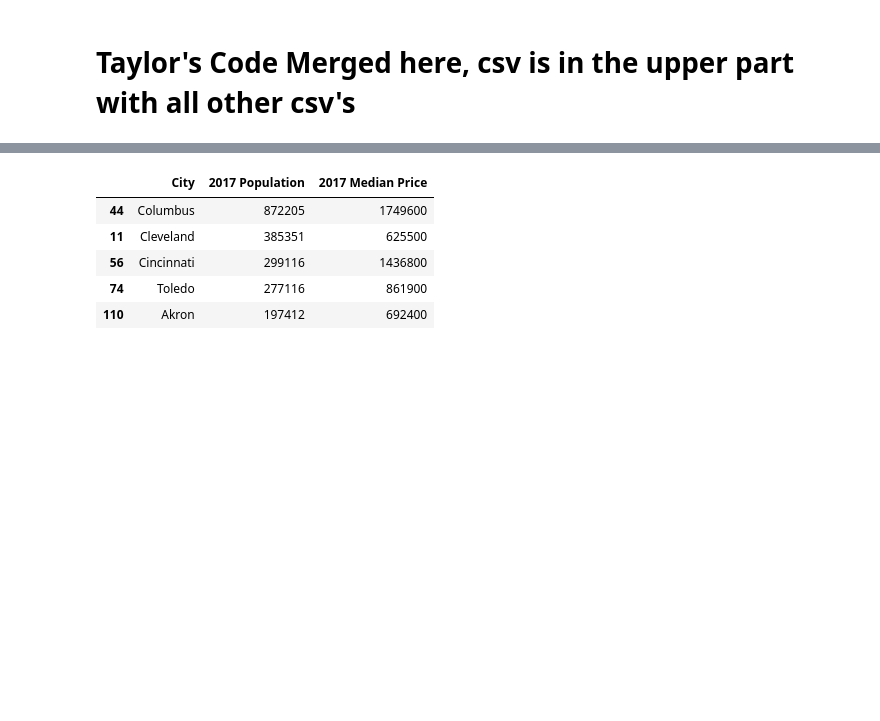
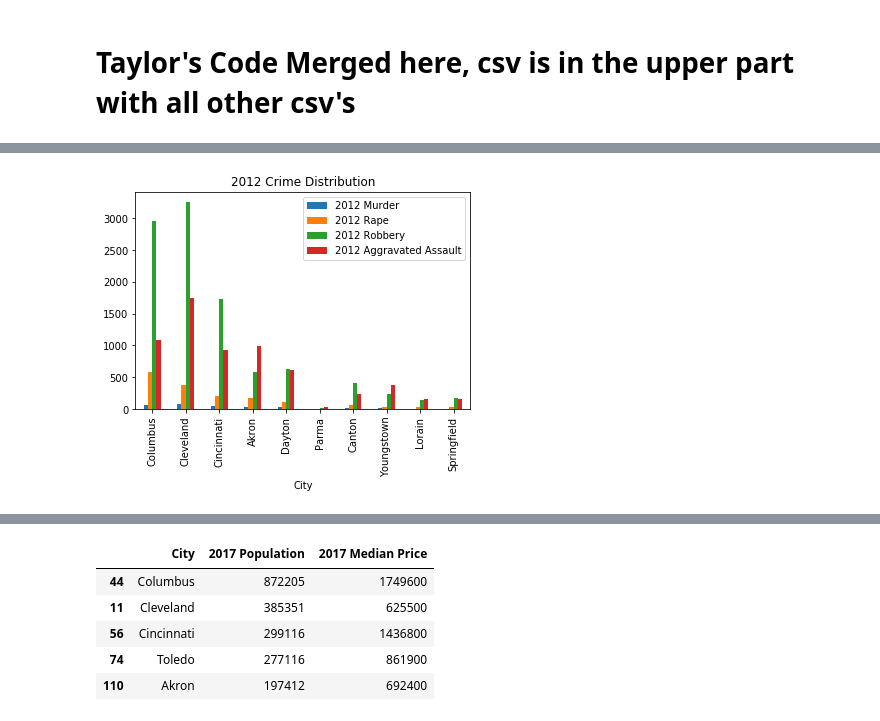
Before and after one commit to taylorbreychak/Project-1, a Jupyter notebook: ProjectCode_Merged/CrimeDataAnalysis-FinalCode.ipynb, the cells around one changed output, grey strips where cells are left out. Cells and saved outputs as stored; diff of their text form; code cells hidden in the pictures; blank space fills up the shorter version.

```diff
--- a/ProjectCode_Merged/CrimeDataAnalysis-FinalCode.ipynb
+++ b/ProjectCode_Merged/CrimeDataAnalysis-FinalCode.ipynb
@@ -322,4 +320,7 @@ plt.savefig("images/2017CrimeBar.png")
 # %%
-table12.plot(x="City", y=["2012 Murder", "2012 Rape", "2012 Robbery", "2012 Aggravated Assault"], kind="bar", title="2012 Crime Distribution")
+table12.plot(x="City", y=["2012 Murder", "2012 Rape", "2012 Robbery", "2012 Aggravated Assault"],
+             kind="bar", title="2012 Crime Distribution")
+
 plt.savefig("images/2012CrimeBar.png")
+plt.show()
 # %% [output]
@@ -328,3 +327,4 @@ plt.savefig("images/2012CrimeBar.png")
+[figure, added]
 # %%
 table17.plot(kind="scatter", x="2017 Rate", y="2017 Population", grid=True, figsize=(8,8),
               title="2017 Violent Crime v Population", s=200)
```
Also changed, not shown: parts of 24 cells of this notebook, 16 other files.
